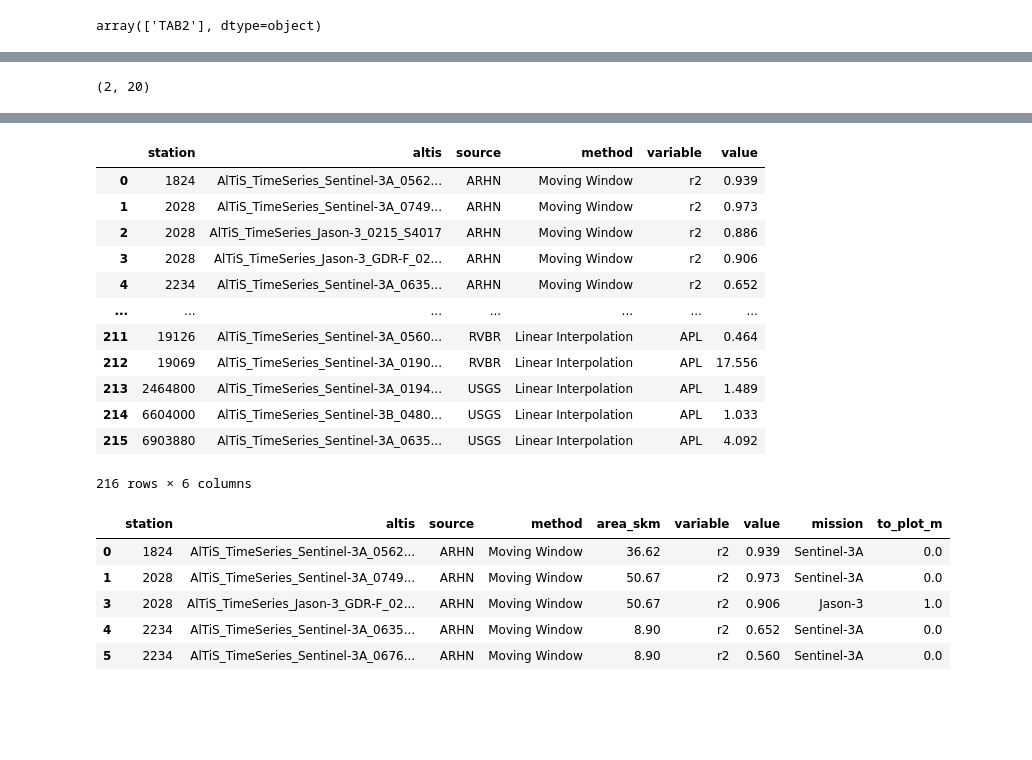
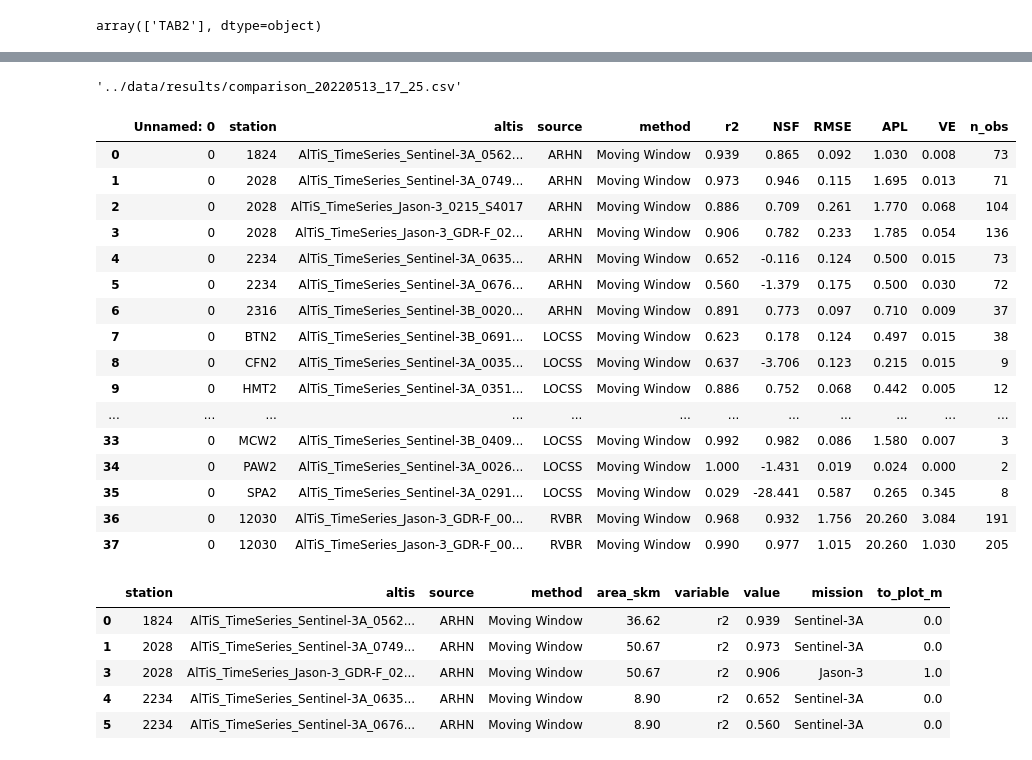
Before and after one commit to anmagomez/radar_altimetry_eval, a Jupyter notebook: src/data_altimeter_groundobs.ipynb, the cells around one changed output, grey strips where cells are left out. Drawn from its saved outputs; the diff is of its cells as text; code cells hidden in the pictures; blank space fills up the shorter version.

Commit message:
Update the stations add number of observations to generated file

```diff
--- a/src/data_altimeter_groundobs.ipynb
+++ b/src/data_altimeter_groundobs.ipynb
@@ -309,7 +310,3 @@ x,y=get_common_period(df_ts1=df_altis, df_ts2=df_ground_st,
-# %%
-df_ground_st.shape
-# %% [output]
-(2, 20)
 # %%
 # #Do the linear interpolation to get the accuracies
 
@@ -483,25 +480,35 @@ df_cm['r2']=[np.round(v, decimals=3) for v in df_cm['r2']]
 df_cm['NSF']=[np.round(v, decimals=3) for v in df_cm['NSF']]
 df_cm['RMSE']=[np.round(v, decimals=3) for v in df_cm['RMSE']]
 df_cm['APL']=[np.round(v, decimals=3) for v in df_cm['APL']]
-
-df_cm.to_csv('../data/results/comparison_'+time_fig+'.csv', sep=',')
+df_cm['ME']=[np.round(v, decimals=3) for v in df_cm['ME']]
+df_cm['VE']=[np.round(v, decimals=3) for v in df_cm['VE']]
+df_cm['n_obs']=[np.round(v, decimals=3) for v in df_cm['number_obs']]
+cols=['station', 'altis', 'source', 'method','r2','NSF','RMSE', 'APL', 'VE', 'n_obs']
+df_cm[cols].to_csv('../data/results/comparison_'+time_fig+'.csv', sep=',')
+'../data/results/comparison_'+time_fig+'.csv'
+# %% [output]
+'../data/results/comparison_20220513_17_25.csv'
 # %%
-df=pd.read_csv('../data/results/comparison_20220412_18_40.csv', sep=',')
-df_t
+df=pd.read_csv('../data/results/comparison_20220513_17_25.csv', sep=',')
+df
 # %% [output]
-|  | station | altis | source | method | variable | value |
-| 0 | 1824 | AlTiS_TimeSeries_Sentinel-3A_0562... | ARHN | Moving Window | r2 | 0.939 |
-| 1 | 2028 | AlTiS_TimeSeries_Sentinel-3A_0749... | ARHN | Moving Window | r2 | 0.973 |
-| 2 | 2028 | AlTiS_TimeSeries_Jason-3_0215_S4017 | ARHN | Moving Window | r2 | 0.886 |
-| 3 | 2028 | AlTiS_TimeSeries_Jason-3_GDR-F_02... | ARHN | Moving Window | r2 | 0.906 |
-| 4 | 2234 | AlTiS_TimeSeries_Sentinel-3A_0635... | ARHN | Moving Window | r2 | 0.652 |
-| ... | ... | ... | ... | ... | ... | ... |
-| 211 | 19126 | AlTiS_TimeSeries_Sentinel-3A_0560... | RVBR | Linear Interpolation | APL | 0.464 |
-| 212 | 19069 | AlTiS_TimeSeries_Sentinel-3A_0190... | RVBR | Linear Interpolation | APL | 17.556 |
-| 213 | 2464800 | AlTiS_TimeSeries_Sentinel-3A_0194... | USGS | Linear Interpolation | APL | 1.489 |
-| 214 | 6604000 | AlTiS_TimeSeries_Sentinel-3B_0480... | USGS | Linear Interpolation | APL | 1.033 |
-| 215 | 6903880 | AlTiS_TimeSeries_Sentinel-3A_0635... | USGS | Linear Interpolation | APL | 4.092 |
+|  | Unnamed: 0 | station | altis | source | method | r2 | NSF | RMSE | APL | VE | n_obs |
+| 0 | 0 | 1824 | AlTiS_TimeSeries_Sentinel-3A_0562... | ARHN | Moving Window | 0.939 | 0.865 | 0.092 | 1.030 | 0.008 | 73 |
+| 1 | 0 | 2028 | AlTiS_TimeSeries_Sentinel-3A_0749... | ARHN | Moving Window | 0.973 | 0.946 | 0.115 | 1.695 | 0.013 | 71 |
+| 2 | 0 | 2028 | AlTiS_TimeSeries_Jason-3_0215_S4017 | ARHN | Moving Window | 0.886 | 0.709 | 0.261 | 1.770 | 0.068 | 104 |
+| 3 | 0 | 2028 | AlTiS_TimeSeries_Jason-3_GDR-F_02... | ARHN | Moving Window | 0.906 | 0.782 | 0.233 | 1.785 | 0.054 | 136 |
+| 4 | 0 | 2234 | AlTiS_TimeSeries_Sentinel-3A_0635... | ARHN | Moving Window | 0.652 | -0.116 | 0.124 | 0.500 | 0.015 | 73 |
+| 5 | 0 | 2234 | AlTiS_TimeSeries_Sentinel-3A_0676... | ARHN | Moving Window | 0.560 | -1.379 | 0.175 | 0.500 | 0.030 | 72 |
+| 6 | 0 | 2316 | AlTiS_TimeSeries_Sentinel-3B_0020... | ARHN | Moving Window | 0.891 | 0.773 | 0.097 | 0.710 | 0.009 | 37 |
+| 7 | 0 | BTN2 | AlTiS_TimeSeries_Sentinel-3B_0691... | LOCSS | Moving Window | 0.623 | 0.178 | 0.124 | 0.497 | 0.015 | 38 |
+| 8 | 0 | CFN2 | AlTiS_TimeSeries_Sentinel-3A_0035... | LOCSS | Moving Window | 0.637 | -3.706 | 0.123 | 0.215 | 0.015 | 9 |
+| 9 | 0 | HMT2 | AlTiS_TimeSeries_Sentinel-3A_0351... | LOCSS | Moving Window | 0.886 | 0.752 | 0.068 | 0.442 | 0.005 | 12 |
+| ... | ... | ... | ... | ... | ... | ... | ... | ... | ... | ... | ... |
+| 33 | 0 | MCW2 | AlTiS_TimeSeries_Sentinel-3B_0409... | LOCSS | Moving Window | 0.992 | 0.982 | 0.086 | 1.580 | 0.007 | 3 |
+| 34 | 0 | PAW2 | AlTiS_TimeSeries_Sentinel-3A_0026... | LOCSS | Moving Window | 1.000 | -1.431 | 0.019 | 0.024 | 0.000 | 2 |
+| 35 | 0 | SPA2 | AlTiS_TimeSeries_Sentinel-3A_0291... | LOCSS | Moving Window | 0.029 | -28.441 | 0.587 | 0.265 | 0.345 | 8 |
+| 36 | 0 | 12030 | AlTiS_TimeSeries_Jason-3_GDR-F_00... | RVBR | Moving Window | 0.968 | 0.932 | 1.756 | 20.260 | 3.084 | 191 |
+| 37 | 0 | 12030 | AlTiS_TimeSeries_Jason-3_GDR-F_00... | RVBR | Moving Window | 0.990 | 0.977 | 1.015 | 20.260 | 1.030 | 205 |
-216 rows × 6 columns
 # %%
 #Plot methods comparison metrics
 import seaborn as sns
```
Also changed, not shown: parts of 6 cells of this notebook.
